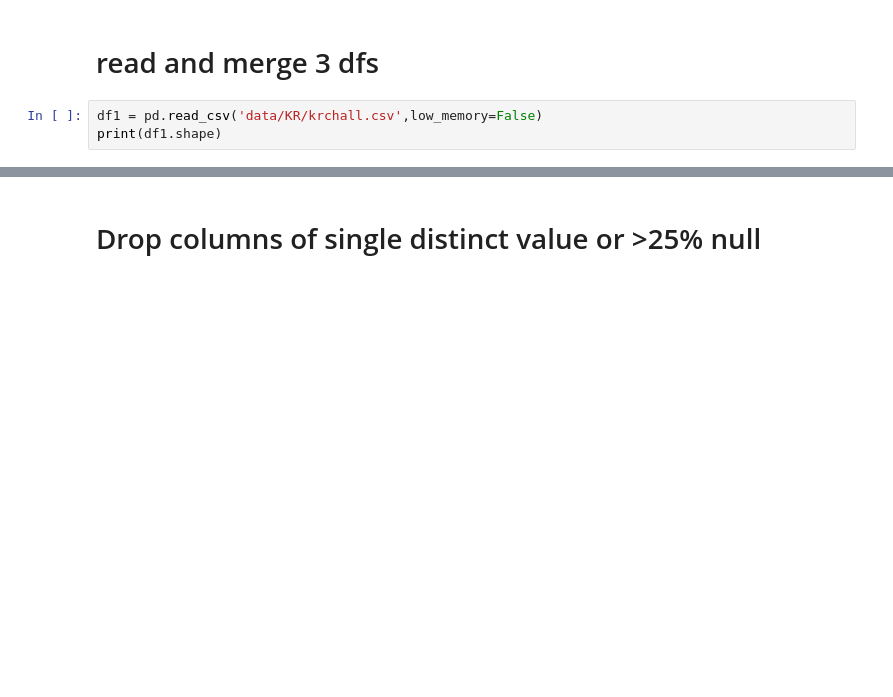
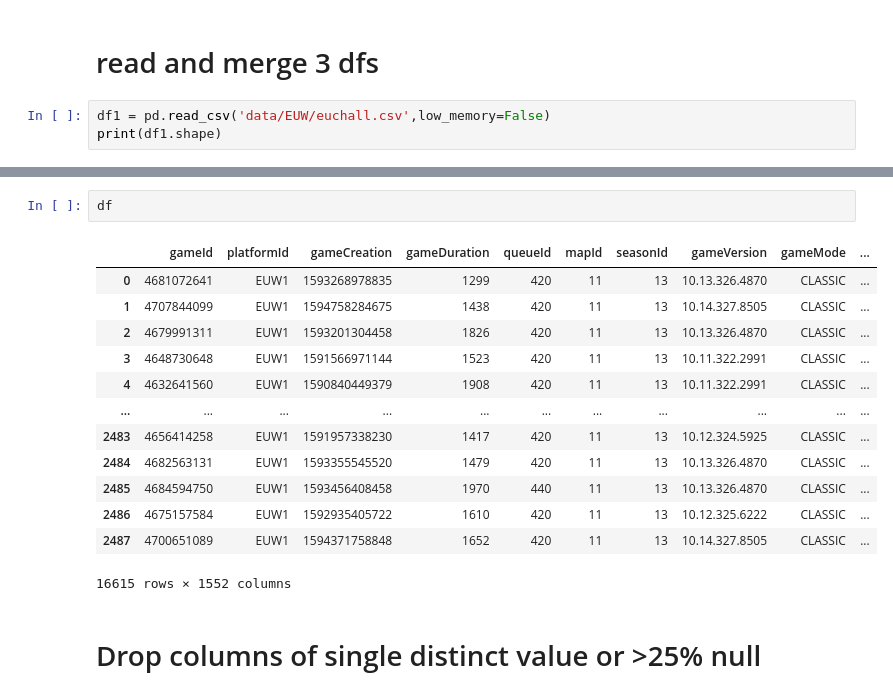
Before and after one commit to dereksov/LoL_Skilled_Players_Analysis, a Jupyter notebook: data_cleaning.ipynb, the cells around one changed output, grey strips where cells are left out. Cells and saved outputs as stored; diff of their text form; blank space fills up the shorter version.

```diff
--- a/data_cleaning.ipynb
+++ b/data_cleaning.ipynb
@@ -11,6 +11,6 @@ import json
 # %% [markdown]
 # read and merge 3 dfs
 # %%
-df1 = pd.read_csv('data/KR/krchall.csv',low_memory=False)
+df1 = pd.read_csv('data/EUW/euchall.csv',low_memory=False)
 print(df1.shape)
 # %% [output]
@@ -33,3 +33,19 @@ print(df.shape)
+# %%
+df
+# %% [output]
+|  | gameId | platformId | gameCreation | gameDuration | queueId | mapId | seasonId | gameVersion | gameMode | ... |
+| 0 | 4681072641 | EUW1 | 1593268978835 | 1299 | 420 | 11 | 13 | 10.13.326.4870 | CLASSIC | ... |
+| 1 | 4707844099 | EUW1 | 1594758284675 | 1438 | 420 | 11 | 13 | 10.14.327.8505 | CLASSIC | ... |
+| 2 | 4679991311 | EUW1 | 1593201304458 | 1826 | 420 | 11 | 13 | 10.13.326.4870 | CLASSIC | ... |
+| 3 | 4648730648 | EUW1 | 1591566971144 | 1523 | 420 | 11 | 13 | 10.11.322.2991 | CLASSIC | ... |
+| 4 | 4632641560 | EUW1 | 1590840449379 | 1908 | 420 | 11 | 13 | 10.11.322.2991 | CLASSIC | ... |
+| ... | ... | ... | ... | ... | ... | ... | ... | ... | ... | ... |
+| 2483 | 4656414258 | EUW1 | 1591957338230 | 1417 | 420 | 11 | 13 | 10.12.324.5925 | CLASSIC | ... |
+| 2484 | 4682563131 | EUW1 | 1593355545520 | 1479 | 420 | 11 | 13 | 10.13.326.4870 | CLASSIC | ... |
+| 2485 | 4684594750 | EUW1 | 1593456408458 | 1970 | 440 | 11 | 13 | 10.13.326.4870 | CLASSIC | ... |
+| 2486 | 4675157584 | EUW1 | 1592935405722 | 1610 | 420 | 11 | 13 | 10.12.325.6222 | CLASSIC | ... |
+| 2487 | 4700651089 | EUW1 | 1594371758848 | 1652 | 420 | 11 | 13 | 10.14.327.8505 | CLASSIC | ... |
+16615 rows × 1552 columns
 # %% [markdown]
 # Drop columns of single distinct value or >25% null
 # %%
```
Also changed, not shown: parts of 12 cells of this notebook, 2 other files.
